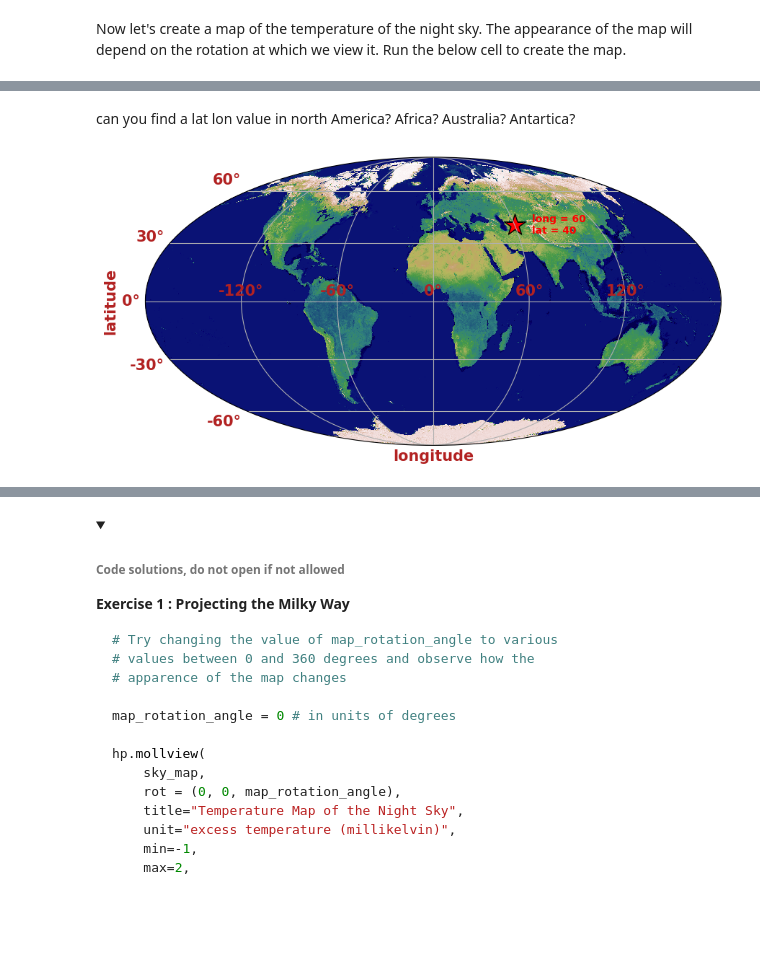
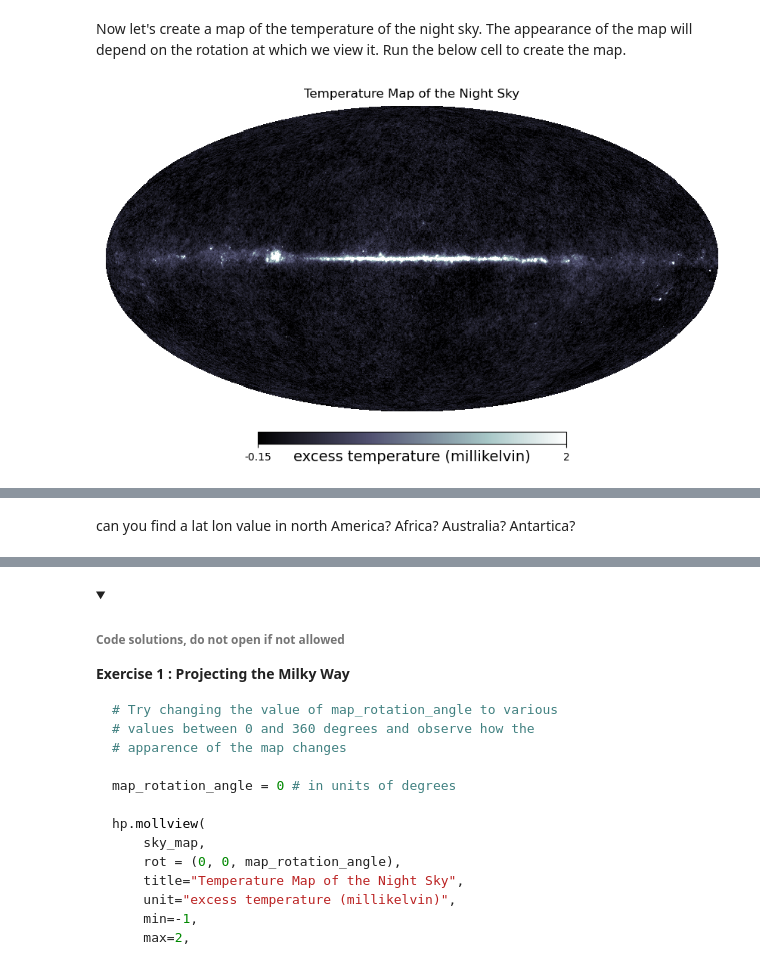
Before and after one commit to DESIHIGH/desihigh, a Jupyter notebook: notebooks/English/exercises/MappingTheEarth.ipynb, the cells around one changed output, grey strips where cells are left out. Drawn from its saved outputs; the diff is of its cells as text; code cells hidden in the pictures; folded sections open; blank space fills up the shorter version.

Commit message:
Mapping the Earth excersizes

```diff
--- a/notebooks/English/exercises/MappingTheEarth.ipynb
+++ b/notebooks/English/exercises/MappingTheEarth.ipynb
@@ -57,20 +55,22 @@ Now let's create a map of the temperature of the night sky. The appearance of th
 # %%
 # Try changing the value of map_rotation_angle to various
 # values between 0 and 360 degrees and observe how the
 # apparence of the map changes
 
-map_rotation_angle = 45 # in units of degrees
+map_rotation_angle = 0 # in units of degrees
 
 # create the map by using the mollview function
 hp.mollview(
     sky_map,
     rot = (0, 0, map_rotation_angle),
     title="Temperature Map of the Night Sky",
     unit="excess temperature (millikelvin)",
-    min=-1,
+    min=-.15,
     max=2,
     cmap = mpl.colormaps['bone']
 )
+# %% [output]
+[figure, added]
 # %% [markdown]
 
 ### 1.1 - Longitude and Latitude
@@ -116,26 +124,3 @@ TODO: add some images of locaitons ot break up teh trvel, add a plotting excersi
 earth_map = np.fromfile('../../../data/earth_map_healpix.BIN', dtype=np.float32)
 # %% [markdown]
 can you find a lat lon value in north America? Africa? Australia? Antartica?
-# %%
-longitude = 60
-latitude = 40
-
-hp.newvisufunc.projview(earth_map, cmap="gist_earth", flip="geo", cbar=None,
-                        graticule=True,
-                        graticule_labels=True,
-                        fontsize={'xlabel':15,'ylabel':15,'xtick_label':15,'ytick_label':15},
-                        custom_xtick_labels=["-120°", "-60°", "0°", "60°", "120°"]
-                       )
-
-plt.scatter(np.deg2rad([longitude]), np.deg2rad([latitude]), color='red', marker='*', s=500, edgecolors='black');
-plt.text(np.deg2rad([longitude+10]), np.deg2rad([latitude-5]), f'long = {longitude}\nlat = {latitude}',color='red', weight='bold');
-
-axis = plt.gca()
-
-axis.tick_params(colors='firebrick')
-axis.set_xlabel('longitude', color='firebrick', weight='bold')
-axis.set_ylabel('latitude', color='firebrick', weight='bold')
-for label in axis.get_xticklabels() + axis.get_yticklabels():
-    label.set_fontweight('bold')
-# %% [output]
-[figure, removed]
```
Also changed, not shown: parts of 33 cells of this notebook.
